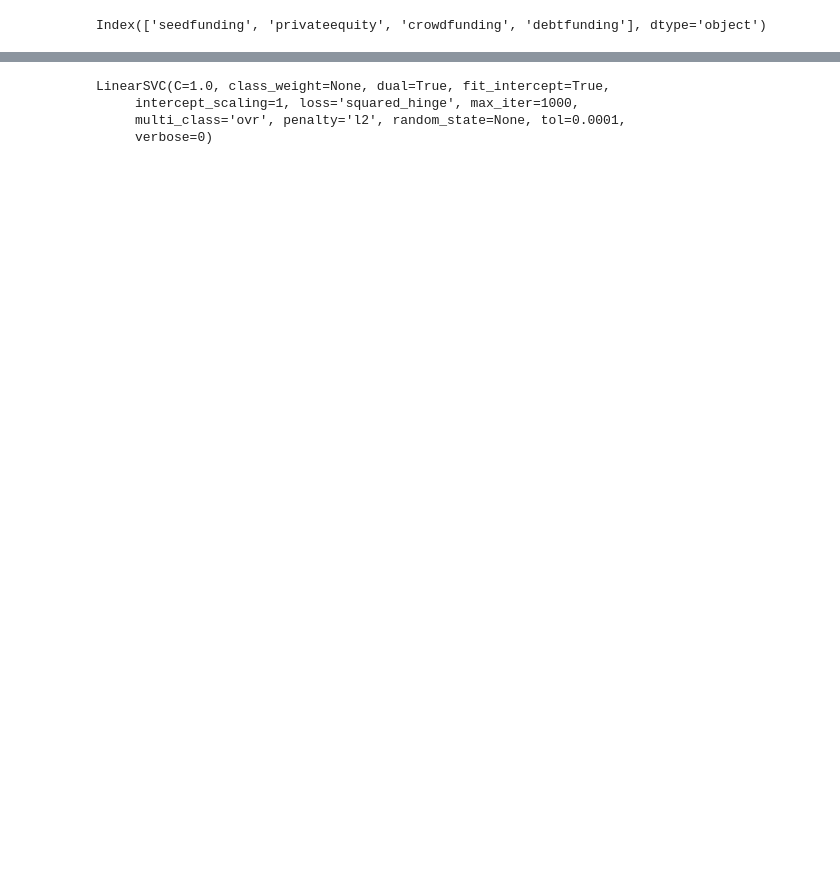
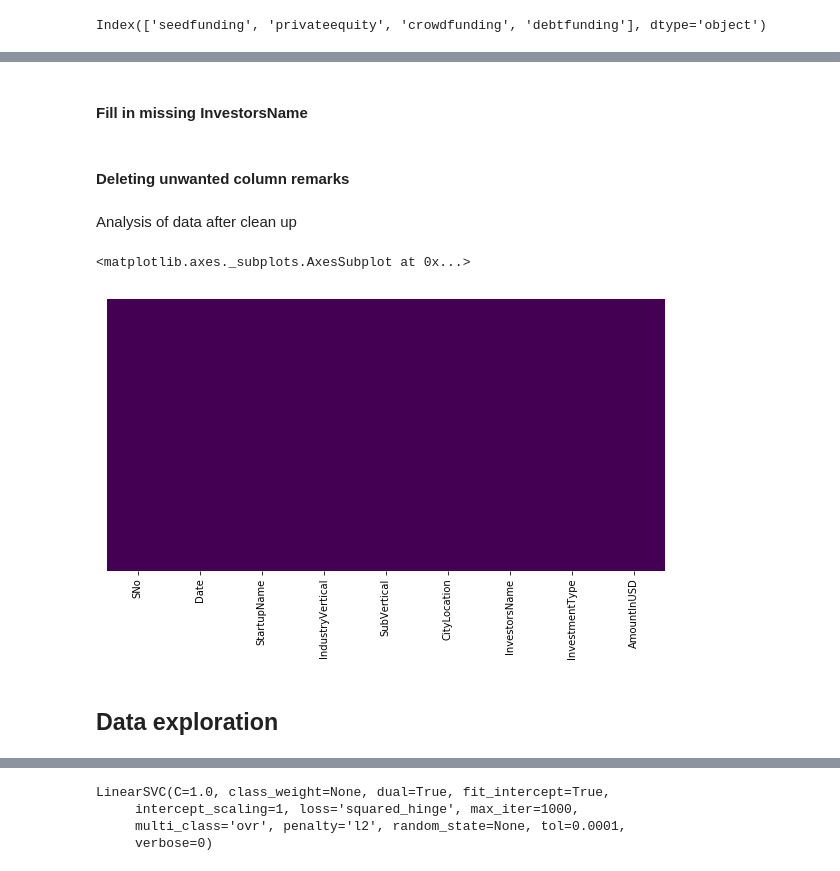
Before and after one commit to RAVI19siri/COMP840, a Jupyter notebook: Classifier_project/kernel.ipynb, the cells around one changed output, grey strips where cells are left out. Drawn from its saved outputs; the diff is of its cells as text; code cells hidden in the pictures; blank space fills up the shorter version.

```diff
--- a/Classifier_project/kernel.ipynb
+++ b/Classifier_project/kernel.ipynb
@@ -93,4 +94,4 @@ def replace_comma_with_emptySpace(x):
     return x
 newdata['AmountInUSD']=newdata[newdata['AmountInUSD'].notnull()]['AmountInUSD'].apply(replace_comma_with_emptySpace).astype('int')
 # %%
-newdata['AmountInUSD']=round(newdata['AmountInUSD'].fillna(np.mean(newdata['AmountInUSD'])))
+newdata['AmountInUSD']=round(newdata['AmountInUSD'].fillna(0))
@@ -144,0 +144,8 @@ Index(['Consumer Internet', 'Technology', 'Other', 'eCommerce', 'ECommerce',
+# %%
+newdata['SubVertical']=newdata['SubVertical'].fillna(value='Other')
+# %% [markdown]
+#### Fill in missing InvestorsName
+# %%
+newdata['InvestorsName']=newdata['InvestorsName'].fillna(value='Unknown')
+# %% [markdown]
+#### Deleting unwanted column remarks
@@ -144,0 +154,10 @@ Index(['Consumer Internet', 'Technology', 'Other', 'eCommerce', 'ECommerce',
+# %% [markdown]
+Analysis of data after clean up
+# %%
+plt.figure(figsize=(10,5))
+sns.heatmap(newdata.isnull(),cmap='viridis',yticklabels=False,cbar=False)
+# %% [output]
+<matplotlib.axes._subplots.AxesSubplot at 0x...>
+[figure, added]
+# %% [markdown]
+## Data exploration
```
Also changed, not shown: parts of 63 cells of this notebook.
